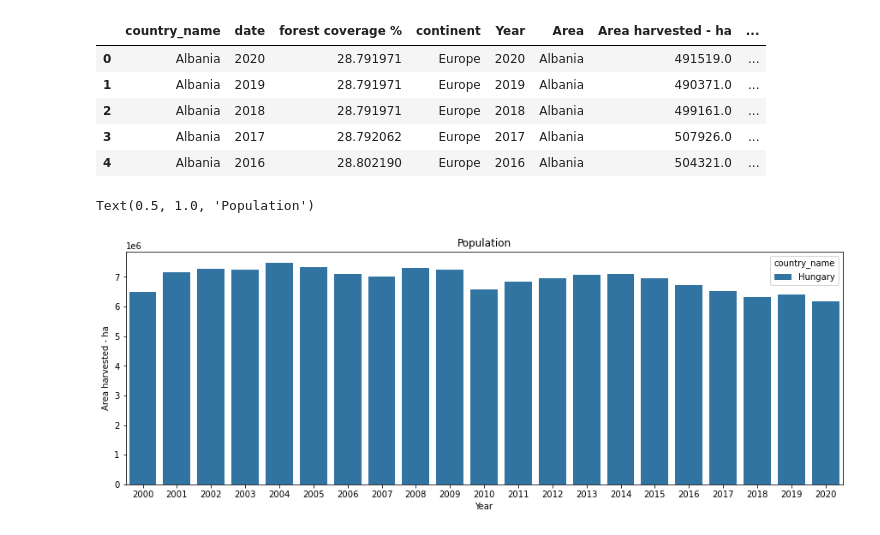
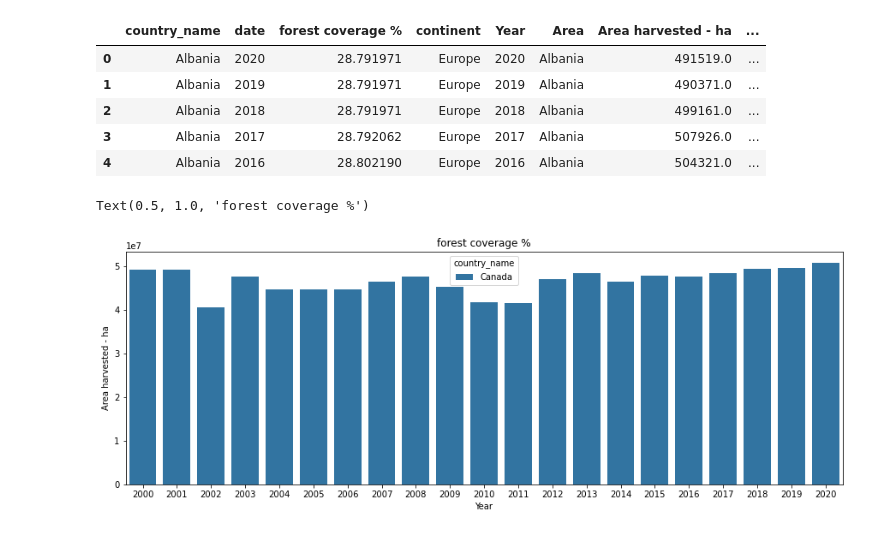
Before and after one commit to BoSuto/Specialist-Certificate-in-Data-Analytics-Essential-Jan-2023, a Jupyter notebook: Project - Spring 2023.ipynb, the cells around one changed output. Cells and saved outputs as stored; diff of their text form; code cells hidden in the pictures.

```diff
--- a/Project - Spring 2023.ipynb
+++ b/Project - Spring 2023.ipynb
@@ -613,10 +616,13 @@ hungary_df_4 = df_4_final[hungary]
+# %%
+CAN = df_4_final['country_name'] == 'Canada'
+CAN_df_4 = df_4_final[CAN]
 # %%
 fig, ax = plt.subplots(figsize=(15,5))
-sns.barplot(data=hungary_df_4, y='Area harvested - ha', x='Year', hue='country_name')
-plt.title('Population')
+sns.barplot(data=CAN_df_4, y='Area harvested - ha', x='Year', hue='country_name')
+plt.title('forest coverage %')
 # %% [output]
-Text(0.5, 1.0, 'Population')
+Text(0.5, 1.0, 'forest coverage %')
-[figure, old version]
+[figure, new version]
 # %%
 df_4.to_csv('df_4.csv')
 # %%
```
Also changed, not shown: parts of 17 cells of this notebook.
